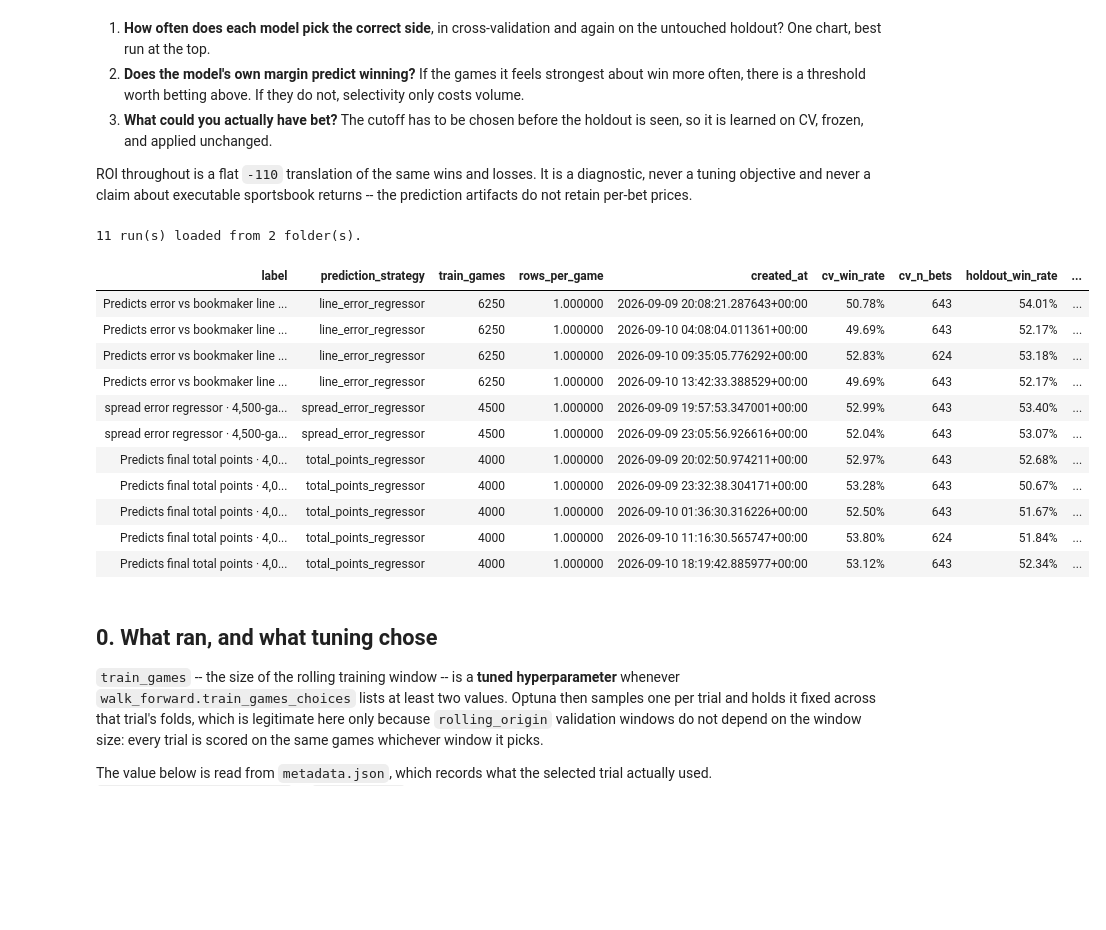
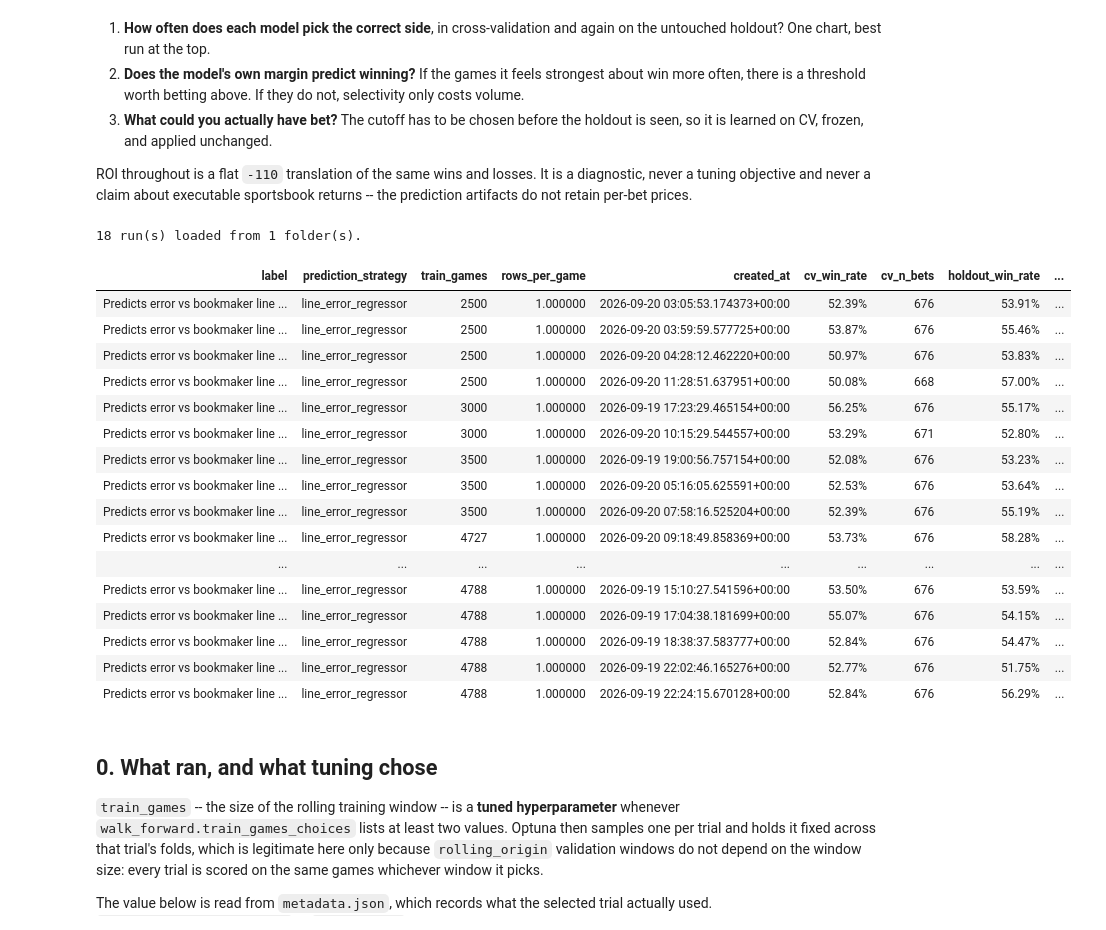
Before and after one commit to aalvarezvarela/Scorecast, a Jupyter notebook: experiments/notebooks/survey_experiments.ipynb, the cells around one changed output. Cells and saved outputs as stored; diff of their text form; code cells hidden in the pictures; blank space fills up the shorter version.

```diff
--- a/experiments/notebooks/survey_experiments.ipynb
+++ b/experiments/notebooks/survey_experiments.ipynb
@@ -47,8 +47,8 @@ SOURCES: list[str] = ['experiments/target_total_points_2026_08', 'experiments/ta
                       'experiments/horizon_line_error_2026_08', 'experiments/horizon_total_points_2026_08',
 ]
 SOURCES: list[str] =[ 'experiments/grid_line_error_2026_08', 'experiments/grid_total_points_2026_08']
-SOURCES = ['experiments/extended_history_cv_2026_09']
-SOURCES = [ 'experiments/fixed50_optuna_2_3_2026_09', 'experiments/fixed50_optuna_2_3_followup_2026_09']
+SOURCES = ['experiments/schema25_closing_2026_09', 'experiments/intermediate_horizons_2_5_2026_09']
+SOURCES = [ 'experiments/early_line_error_window_2_5_2026_09']
 ARTIFACTS_ROOT = 'artifacts/experiments'
 ONLY_STRATEGIES: list[str] | None = None
 ONLY_COMPARISON_GROUP: str | None = None
@@ -57,7 +57,7 @@ ONLY_COMPARISON_GROUP: str | None = None
 # measure the models at full volume, and section 4 is where selectivity gets
 # put back and read deliberately. Anything below 1.00 here silently pre-filters
 # the games that section 4 exists to study.
-OPERATING_COVERAGE = 0.9
+OPERATING_COVERAGE = 1
 
 # Section 4 sweeps the top 100%, 90%, ... 10% of games by margin.
 COVERAGE_GRID = coverage.COVERAGE_GRID
@@ -73,7 +73,7 @@ WIN_RATE_YLIM = coverage.WIN_RATE_YLIM
 # for BOTH markets -- ODDS_TOTAL_LINE_bet365 and ODDS_SPREAD_LINE_HOME_bet365 --
 # which is what lets section 6 re-settle spread runs as well as totals ones.
 ALT_LINE_SNAPSHOT_MINUTES = 360
-ALT_LINE_SNAPSHOT_CSV = 'data/train_data/intermediate_line_data_2_2_20260901.csv'
+ALT_LINE_SNAPSHOT_CSV = 'data/train_data/intermediate_line_data_2_5_20260613.csv'
 ALT_LINE_BOOK = 'bet365'
 # ---------------------------------------------------------------------------
 
@@ -101,45 +101,50 @@ predictions = loaders.load_prediction_cache(runs)
 # Scored here so the inventory already answers "how often did it pick the right
 # side?", and reused by section 1 rather than scoring every prediction twice.
 scoreboard = coverage.build_scoreboard(runs, predictions)
 # n_seeds / seed_roi_range come from seed_stability.csv and are 1 / NaN on a
 # single-seed run. They belong next to the win rates: seed_roi_range is the
 # spread of ONE config's own ROI across seeds, so any between-run gap smaller
 # than it is not a result. A run with no extra seeds simply has no error bar.
 inventory = runs[[
     'label', 'prediction_strategy', 'train_games', 'rows_per_game', 'created_at',
 
 ]].merge(
     scoreboard[[
         'label', 'cv_win_rate', 'cv_n_bets', 'holdout_win_rate', 'holdout_n_bets',
     ]],
     on='label', how='left',
 )
 
 print(f"{len(runs)} run(s) loaded from {runs['source_path'].nunique()} folder(s).")
 display(
     inventory.style.format({
         'cv_win_rate': '{:.2%}',
         'holdout_win_rate': '{:.2%}',
         'cv_n_bets': '{:,.0f}',
         'holdout_n_bets': '{:,.0f}',
         'n_seeds': '{:.0f}',
         'seed_roi_range': '{:.2%}',
     }, na_rep='—').hide(axis='index')
 )
 # %% [output]
-11 run(s) loaded from 2 folder(s).
+18 run(s) loaded from 1 folder(s).
 | label | prediction_strategy | train_games | rows_per_game | created_at | cv_win_rate | cv_n_bets | holdout_win_rate | ... |
-| Predicts error vs bookmaker line ... | line_error_regressor | 6250 | 1.000000 | 2026-09-09 20:08:21.287643+00:00 | 50.78% | 643 | 54.01% | ... |
-| Predicts error vs bookmaker line ... | line_error_regressor | 6250 | 1.000000 | 2026-09-10 04:08:04.011361+00:00 | 49.69% | 643 | 52.17% | ... |
-| Predicts error vs bookmaker line ... | line_error_regressor | 6250 | 1.000000 | 2026-09-10 09:35:05.776292+00:00 | 52.83% | 624 | 53.18% | ... |
-| Predicts error vs bookmaker line ... | line_error_regressor | 6250 | 1.000000 | 2026-09-10 13:42:33.388529+00:00 | 49.69% | 643 | 52.17% | ... |
-| spread error regressor · 4,500-ga... | spread_error_regressor | 4500 | 1.000000 | 2026-09-09 19:57:53.347001+00:00 | 52.99% | 643 | 53.40% | ... |
-| spread error regressor · 4,500-ga... | spread_error_regressor | 4500 | 1.000000 | 2026-09-09 23:05:56.926616+00:00 | 52.04% | 643 | 53.07% | ... |
-| Predicts final total points · 4,0... | total_points_regressor | 4000 | 1.000000 | 2026-09-09 20:02:50.974211+00:00 | 52.97% | 643 | 52.68% | ... |
-| Predicts final total points · 4,0... | total_points_regressor | 4000 | 1.000000 | 2026-09-09 23:32:38.304171+00:00 | 53.28% | 643 | 50.67% | ... |
-| Predicts final total points · 4,0... | total_points_regressor | 4000 | 1.000000 | 2026-09-10 01:36:30.316226+00:00 | 52.50% | 643 | 51.67% | ... |
-| Predicts final total points · 4,0... | total_points_regressor | 4000 | 1.000000 | 2026-09-10 11:16:30.565747+00:00 | 53.80% | 624 | 51.84% | ... |
-| Predicts final total points · 4,0... | total_points_regressor | 4000 | 1.000000 | 2026-09-10 18:19:42.885977+00:00 | 53.12% | 643 | 52.34% | ... |
+| Predicts error vs bookmaker line ... | line_error_regressor | 2500 | 1.000000 | 2026-09-20 03:05:53.174373+00:00 | 52.39% | 676 | 53.91% | ... |
+| Predicts error vs bookmaker line ... | line_error_regressor | 2500 | 1.000000 | 2026-09-20 03:59:59.577725+00:00 | 53.87% | 676 | 55.46% | ... |
+| Predicts error vs bookmaker line ... | line_error_regressor | 2500 | 1.000000 | 2026-09-20 04:28:12.462220+00:00 | 50.97% | 676 | 53.83% | ... |
+| Predicts error vs bookmaker line ... | line_error_regressor | 2500 | 1.000000 | 2026-09-20 11:28:51.637951+00:00 | 50.08% | 668 | 57.00% | ... |
+| Predicts error vs bookmaker line ... | line_error_regressor | 3000 | 1.000000 | 2026-09-19 17:23:29.465154+00:00 | 56.25% | 676 | 55.17% | ... |
+| Predicts error vs bookmaker line ... | line_error_regressor | 3000 | 1.000000 | 2026-09-20 10:15:29.544557+00:00 | 53.29% | 671 | 52.80% | ... |
+| Predicts error vs bookmaker line ... | line_error_regressor | 3500 | 1.000000 | 2026-09-19 19:00:56.757154+00:00 | 52.08% | 676 | 53.23% | ... |
+| Predicts error vs bookmaker line ... | line_error_regressor | 3500 | 1.000000 | 2026-09-20 05:16:05.625591+00:00 | 52.53% | 676 | 53.64% | ... |
+| Predicts error vs bookmaker line ... | line_error_regressor | 3500 | 1.000000 | 2026-09-20 07:58:16.525204+00:00 | 52.39% | 676 | 55.19% | ... |
+| Predicts error vs bookmaker line ... | line_error_regressor | 4727 | 1.000000 | 2026-09-20 09:18:49.858369+00:00 | 53.73% | 676 | 58.28% | ... |
+| ... | ... | ... | ... | ... | ... | ... | ... | ... |
+| Predicts error vs bookmaker line ... | line_error_regressor | 4788 | 1.000000 | 2026-09-19 15:10:27.541596+00:00 | 53.50% | 676 | 53.59% | ... |
+| Predicts error vs bookmaker line ... | line_error_regressor | 4788 | 1.000000 | 2026-09-19 17:04:38.181699+00:00 | 55.07% | 676 | 54.15% | ... |
+| Predicts error vs bookmaker line ... | line_error_regressor | 4788 | 1.000000 | 2026-09-19 18:38:37.583777+00:00 | 52.84% | 676 | 54.47% | ... |
+| Predicts error vs bookmaker line ... | line_error_regressor | 4788 | 1.000000 | 2026-09-19 22:02:46.165276+00:00 | 52.77% | 676 | 51.75% | ... |
+| Predicts error vs bookmaker line ... | line_error_regressor | 4788 | 1.000000 | 2026-09-19 22:24:15.670128+00:00 | 52.84% | 676 | 56.29% | ... |
 # %% [markdown]
 ## 0. What ran, and what tuning chose
 
```
Also changed, not shown: parts of 10 cells of this notebook, 40 other files.
